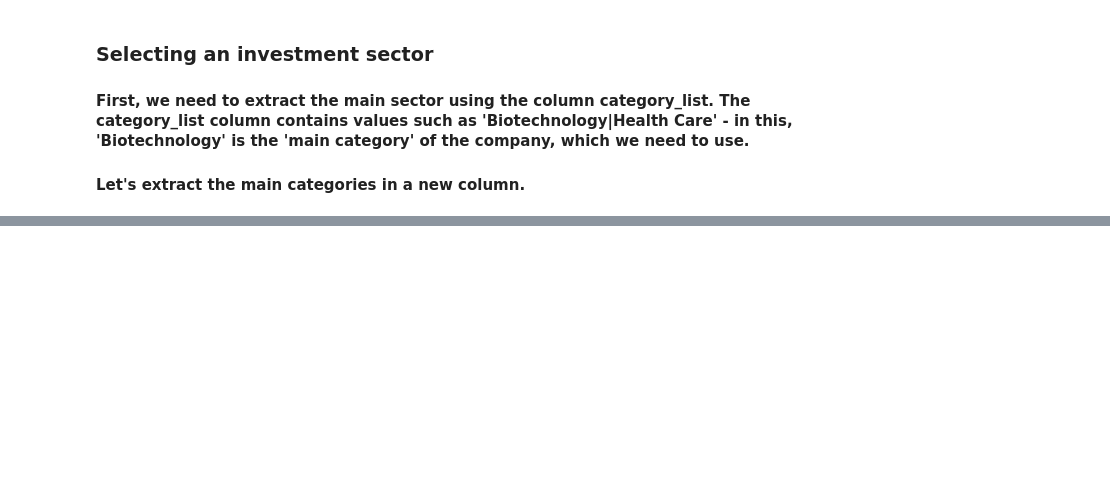
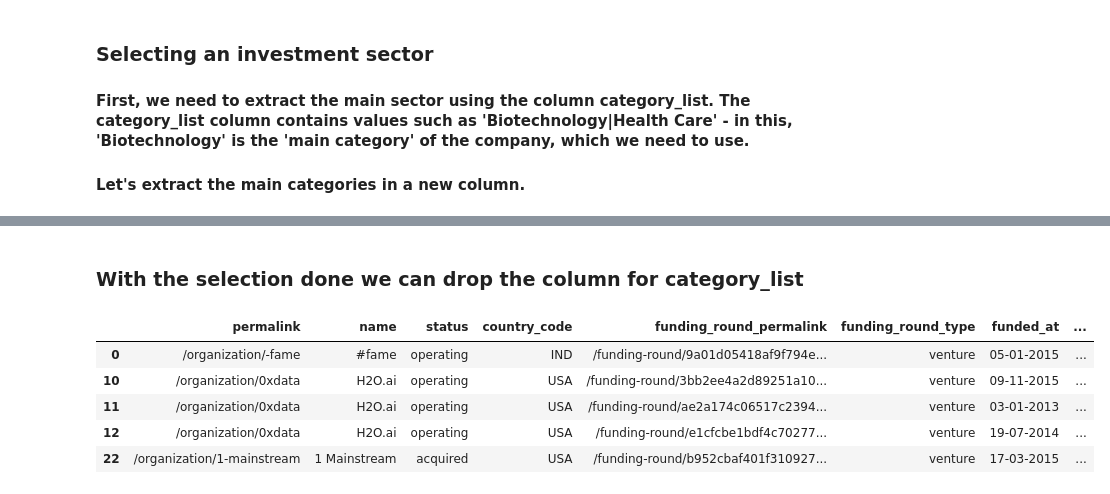
Before and after one commit to sousablde/Investment-trends-Crunchbase, a Jupyter notebook: Investment trends-Crunchbase Data.ipynb, the cells around one changed output, grey strips where cells are left out. Saved outputs shown, nothing was run; the diff lists cells and outputs as text; code cells hidden in the pictures; blank space fills up the shorter version.

```diff
--- a/Investment trends-Crunchbase Data.ipynb
+++ b/Investment trends-Crunchbase Data.ipynb
@@ -608,3 +608,7 @@ plt.show()
 #### First, we need to extract the main sector using the column category_list. The category_list column contains values such as 'Biotechnology|Health Care' - in this, 'Biotechnology' is the 'main category' of the company, which we need to use.
 
 #### Let's extract the main categories in a new column.
+# %%
+# extracting the main category
+merged_df.loc[:, 'main_category'] = merged_df['category_list'].apply(lambda x: x.split("|")[0])
+merged_df.head()
@@ -610,0 +622,12 @@ plt.show()
+# %% [markdown]
+### With the selection done we can drop the column for category_list
+# %%
+merged_df = merged_df.drop('category_list', axis=1)
+merged_df.head()
+# %% [output]
+|  | permalink | name | status | country_code | funding_round_permalink | funding_round_type | funded_at | ... |
+| 0 | /organization/-fame | #fame | operating | IND | /funding-round/9a01d05418af9f794e... | venture | 05-01-2015 | ... |
+| 10 | /organization/0xdata | H2O.ai | operating | USA | /funding-round/3bb2ee4a2d89251a10... | venture | 09-11-2015 | ... |
+| 11 | /organization/0xdata | H2O.ai | operating | USA | /funding-round/ae2a174c06517c2394... | venture | 03-01-2013 | ... |
+| 12 | /organization/0xdata | H2O.ai | operating | USA | /funding-round/e1cfcbe1bdf4c70277... | venture | 19-07-2014 | ... |
+| 22 | /organization/1-mainstream | 1 Mainstream | acquired | USA | /funding-round/b952cbaf401f310927... | venture | 17-03-2015 | ... |
```
Also changed, not shown: parts of 29 cells of this notebook.
